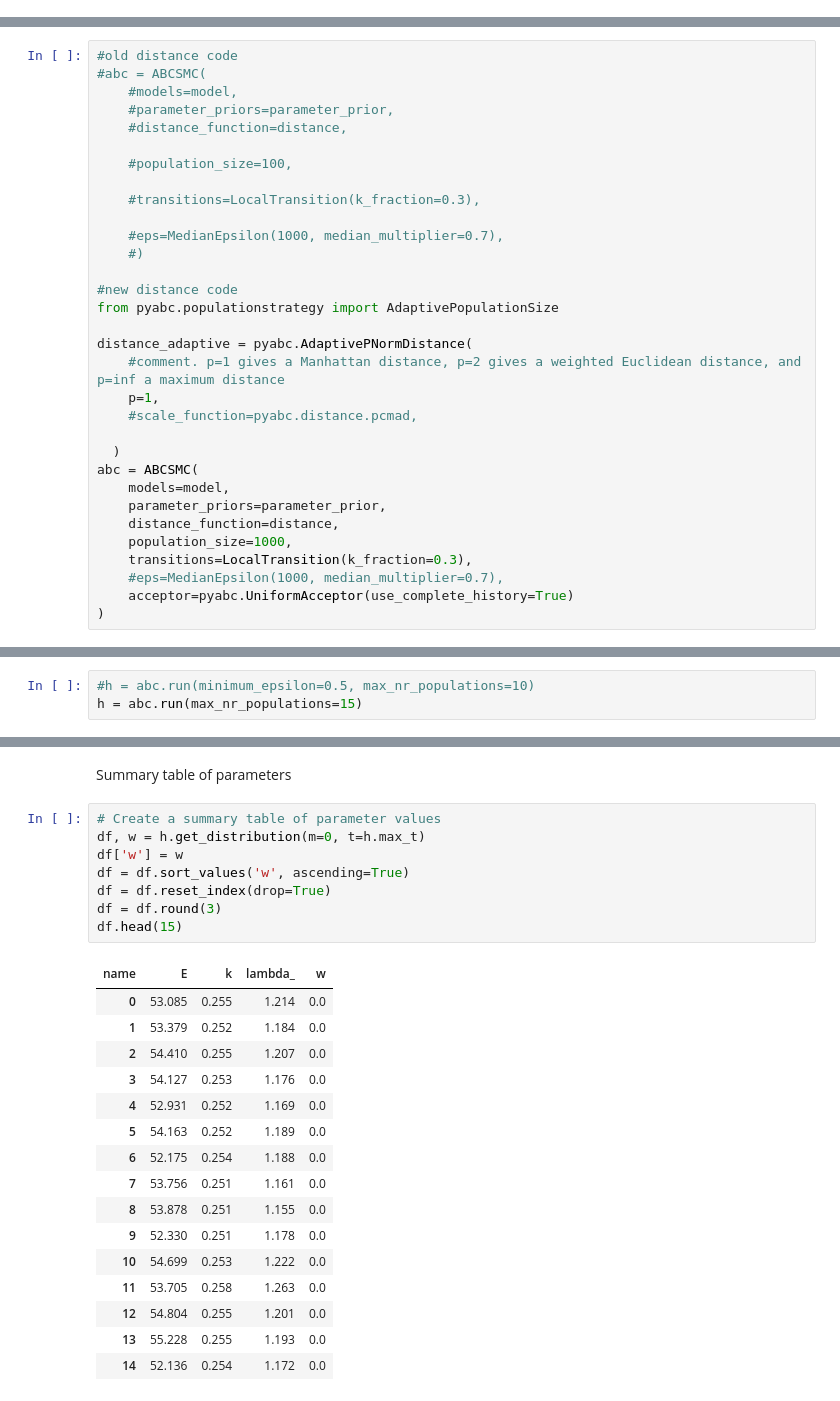
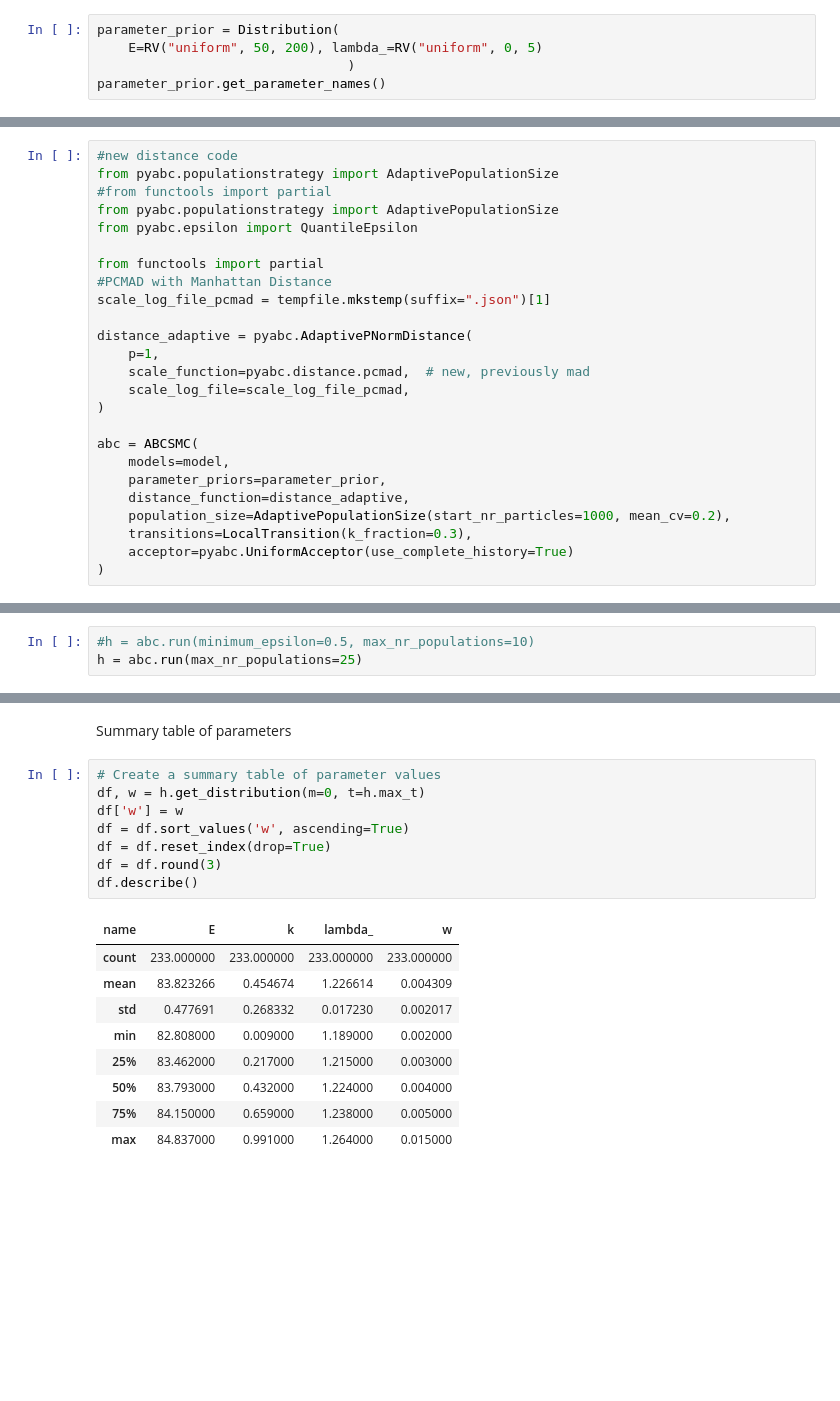
Before and after one commit to MarcoFelipeKing/ciarrai, a Jupyter notebook: code/jn_ad_mp_n=5 (with stdev).ipynb, the cells around one changed output, grey strips where cells are left out. Drawn from its saved outputs; the diff is of its cells as text; blank space fills up the shorter version.

```diff
--- a/code/jn_ad_mp_n=5 (with stdev).ipynb
+++ b/code/jn_ad_mp_n=5 (with stdev).ipynb
@@ -191,0 +183,5 @@ parameter_prior.get_parameter_names()
+# %%
+parameter_prior = Distribution(
+    E=RV("uniform", 50, 200), lambda_=RV("uniform", 0, 5)
+                                )
+parameter_prior.get_parameter_names()
@@ -192,35 +190,28 @@ parameter_prior.get_parameter_names()
 # %% [markdown]
 This is the function that will be called by the ABC algorithm. It takes a set of parameters and returns the distance between the model and the data.
 # %%
-#old distance code
-#abc = ABCSMC(
-    #models=model,
-    #parameter_priors=parameter_prior,
-    #distance_function=distance,
-
-    #population_size=100,
-
-    #transitions=LocalTransition(k_fraction=0.3),
-
-    #eps=MedianEpsilon(1000, median_multiplier=0.7),
-    #)
-
 #new distance code
 from pyabc.populationstrategy import AdaptivePopulationSize
+#from functools import partial
+from pyabc.populationstrategy import AdaptivePopulationSize
+from pyabc.epsilon import QuantileEpsilon
+
+from functools import partial
+#PCMAD with Manhattan Distance
+scale_log_file_pcmad = tempfile.mkstemp(suffix=".json")[1]
 
 distance_adaptive = pyabc.AdaptivePNormDistance(
-    #comment. p=1 gives a Manhattan distance, p=2 gives a weighted Euclidean distance, and p=inf a maximum distance
     p=1,
-    #scale_function=pyabc.distance.pcmad,
+    scale_function=pyabc.distance.pcmad,  # new, previously mad
+    scale_log_file=scale_log_file_pcmad,
+)
 
-  )
 abc = ABCSMC(
     models=model,
     parameter_priors=parameter_prior,
-    distance_function=distance,
-    population_size=1000,
+    distance_function=distance_adaptive,
+    population_size=AdaptivePopulationSize(start_nr_particles=1000, mean_cv=0.2),
     transitions=LocalTransition(k_fraction=0.3),
-    #eps=MedianEpsilon(1000, median_multiplier=0.7),
     acceptor=pyabc.UniformAcceptor(use_complete_history=True)
 )
 # %% [output]
@@ -235,6 +229,6 @@ ABC.History INFO: Start <ABCSMC id=5, start_time=2023-03-22 12:43:05>
 This runs the algorithm
 # %%
 #h = abc.run(minimum_epsilon=0.5, max_nr_populations=10)
-h = abc.run(max_nr_populations=15)
+h = abc.run(max_nr_populations=25)
 # %% [output]
 ABC INFO: Calibration sample t = -1.
@@ -337,25 +336,18 @@ Summary table of parameters
 # %%
 # Create a summary table of parameter values
 df, w = h.get_distribution(m=0, t=h.max_t)
 df['w'] = w
 df = df.sort_values('w', ascending=True)
 df = df.reset_index(drop=True)
 df = df.round(3)
-df.head(15)
+df.describe()
 # %% [output]
 | name | E | k | lambda_ | w |
-| 0 | 53.085 | 0.255 | 1.214 | 0.0 |
-| 1 | 53.379 | 0.252 | 1.184 | 0.0 |
-| 2 | 54.410 | 0.255 | 1.207 | 0.0 |
-| 3 | 54.127 | 0.253 | 1.176 | 0.0 |
-| 4 | 52.931 | 0.252 | 1.169 | 0.0 |
-| 5 | 54.163 | 0.252 | 1.189 | 0.0 |
-| 6 | 52.175 | 0.254 | 1.188 | 0.0 |
-| 7 | 53.756 | 0.251 | 1.161 | 0.0 |
-| 8 | 53.878 | 0.251 | 1.155 | 0.0 |
-| 9 | 52.330 | 0.251 | 1.178 | 0.0 |
-| 10 | 54.699 | 0.253 | 1.222 | 0.0 |
-| 11 | 53.705 | 0.258 | 1.263 | 0.0 |
-| 12 | 54.804 | 0.255 | 1.201 | 0.0 |
-| 13 | 55.228 | 0.255 | 1.193 | 0.0 |
-| 14 | 52.136 | 0.254 | 1.172 | 0.0 |
+| count | 233.000000 | 233.000000 | 233.000000 | 233.000000 |
+| mean | 83.823266 | 0.454674 | 1.226614 | 0.004309 |
+| std | 0.477691 | 0.268332 | 0.017230 | 0.002017 |
+| min | 82.808000 | 0.009000 | 1.189000 | 0.002000 |
+| 25% | 83.462000 | 0.217000 | 1.215000 | 0.003000 |
+| 50% | 83.793000 | 0.432000 | 1.224000 | 0.004000 |
+| 75% | 84.150000 | 0.659000 | 1.238000 | 0.005000 |
+| max | 84.837000 | 0.991000 | 1.264000 | 0.015000 |
```
Also changed, not shown: parts of 19 cells of this notebook, 28 other files.
